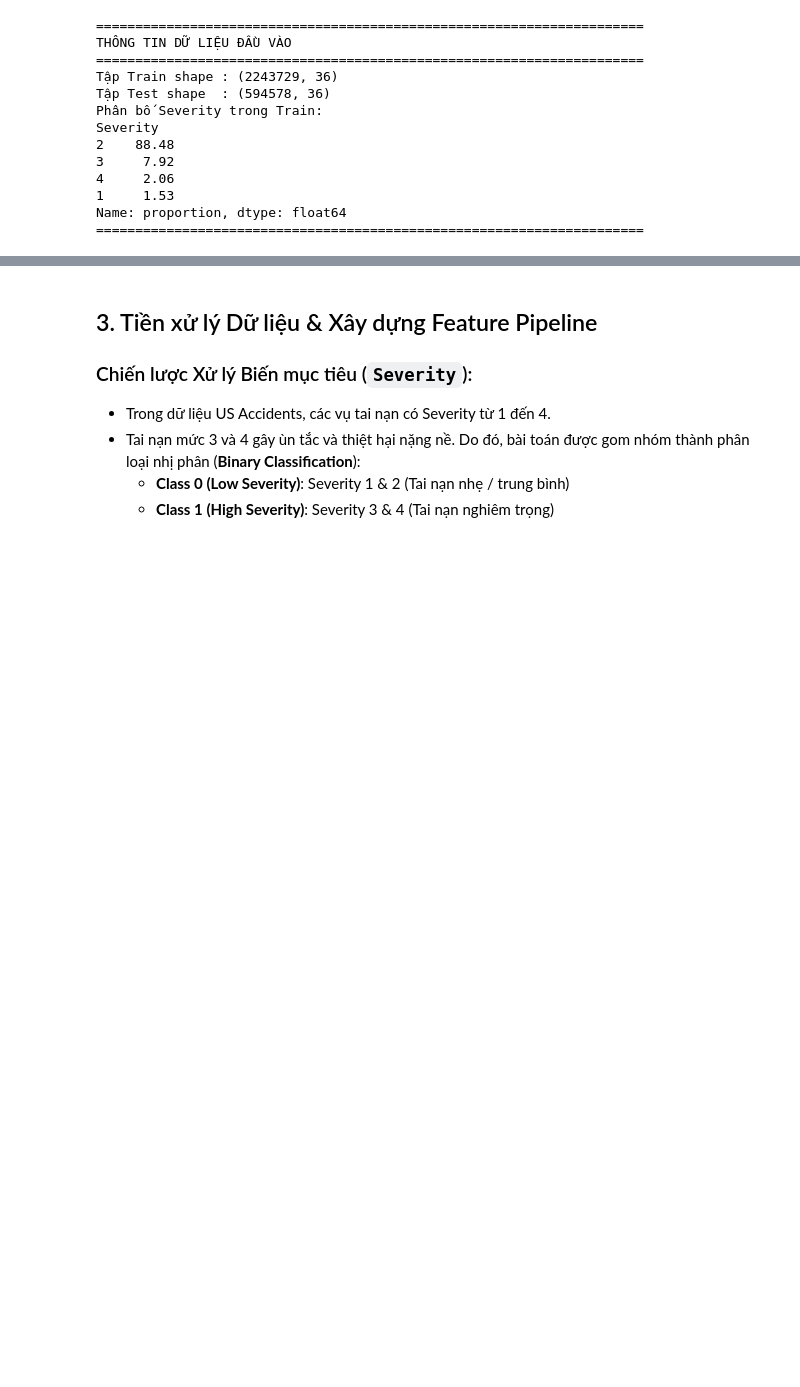
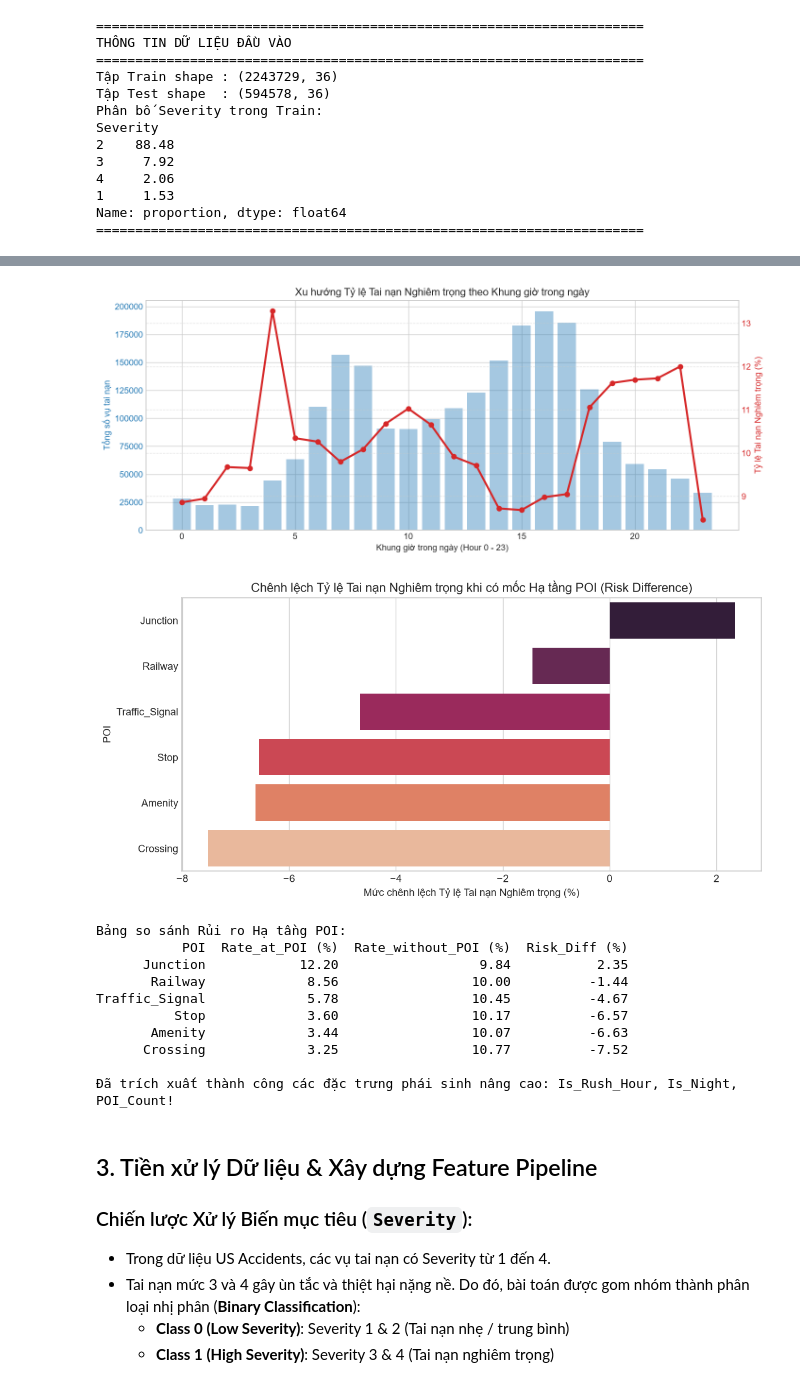
Before and after one commit to trannam1304/data-analysis-us-accidents-project, a Jupyter notebook: notebooks/03_predictive_modeling.ipynb, the cells around one changed output, grey strips where cells are left out. Drawn from its saved outputs; the diff is of its cells as text; code cells hidden in the pictures; blank space fills up the shorter version.

```diff
--- a/notebooks/03_predictive_modeling.ipynb
+++ b/notebooks/03_predictive_modeling.ipynb
@@ -95,3 +181,79 @@ Name: proportion, dtype: float64
+# %%
+# 1. Phân tích Tỷ lệ Tai nạn Nghiêm trọng theo Khung giờ
+hourly_risk = train_df.groupby('Hour')['Severity_Binary'].agg(['count', 'mean']).reset_index()
+hourly_risk['high_sev_pct'] = hourly_risk['mean'] * 100
+
+fig, ax1 = plt.subplots(figsize=(12, 5))
+
+color = 'tab:blue'
+ax1.set_xlabel('Khung giờ trong ngày (Hour 0 - 23)')
+ax1.set_ylabel('Tổng số vụ tai nạn', color=color)
+ax1.bar(hourly_risk['Hour'], hourly_risk['count'], color=color, alpha=0.4, label='Tổng số vụ tai nạn')
+ax1.tick_params(axis='y', labelcolor=color)
+
+ax2 = ax1.twinx()
+color = 'tab:red'
+ax2.set_ylabel('Tỷ lệ Tai nạn Nghiêm trọng (%)', color=color)
+ax2.plot(hourly_risk['Hour'], hourly_risk['high_sev_pct'], color=color, marker='o', linewidth=2.5, label='Tỷ lệ High Severity (%)')
+ax2.tick_params(axis='y', labelcolor=color)
+
+plt.title('Xu hướng Tỷ lệ Tai nạn Nghiêm trọng theo Khung giờ trong ngày')
+plt.grid(True, linestyle='--', alpha=0.5)
+plt.tight_layout()
+plt.show()
+
+# Trích xuất đặc trưng phái sinh thời gian cho cả train_df và test_df
+for df in [train_df, test_df]:
+    df['Is_Rush_Hour'] = df['Hour'].isin([7, 8, 9, 16, 17, 18])
+    df['Is_Night'] = df['Hour'].isin([22, 23, 0, 1, 2, 3, 4, 5])
+
+# 2. Phân tích Tỷ lệ Tai nạn Nghiêm trọng theo Hạ tầng Đường bộ POI
+poi_analysis = []
+poi_list = ['Junction', 'Crossing', 'Traffic_Signal', 'Railway', 'Stop', 'Amenity']
+
+for poi in poi_list:
+    if poi in train_df.columns:
+        rate_true = train_df[train_df[poi] == True]['Severity_Binary'].mean() * 100
+        rate_false = train_df[train_df[poi] == False]['Severity_Binary'].mean() * 100
+        poi_analysis.append({
+            'POI': poi,
+            'Rate_at_POI (%)': round(rate_true, 2),
+            'Rate_without_POI (%)': round(rate_false, 2),
+            'Risk_Diff (%)': round(rate_true - rate_false, 2)
+        })
+
+poi_risk_df = pd.DataFrame(poi_analysis).sort_values(by='Risk_Diff (%)', ascending=False)
+
+plt.figure(figsize=(10, 5))
+sns.barplot(data=poi_risk_df, x='Risk_Diff (%)', y='POI', hue='POI', palette='rocket', legend=False)
+plt.title('Chênh lệch Tỷ lệ Tai nạn Nghiêm trọng khi có mốc Hạ tầng POI (Risk Difference)')
+plt.xlabel('Mức chênh lệch Tỷ lệ Tai nạn Nghiêm trọng (%)')
+plt.tight_layout()
+plt.show()
+
+print("Bảng so sánh Rủi ro Hạ tầng POI:")
+print(poi_risk_df.to_string(index=False))
+
+# Trích xuất tổng số mốc POI tại vị trí tai nạn
+for df in [train_df, test_df]:
+    existing_pois = [p for p in poi_list if p in df.columns]
+    df['POI_Count'] = df[existing_pois].astype(int).sum(axis=1)
+
+print()
+print("Đã trích xuất thành công các đặc trưng phái sinh nâng cao: Is_Rush_Hour, Is_Night, POI_Count!")
+# %% [output]
+[figure, added]
+[figure, added]
+Bảng so sánh Rủi ro Hạ tầng POI:
+           POI  Rate_at_POI (%)  Rate_without_POI (%)  Risk_Diff (%)
+      Junction            12.20                  9.84           2.35
+       Railway             8.56                 10.00          -1.44
+Traffic_Signal             5.78                 10.45          -4.67
+          Stop             3.60                 10.17          -6.57
+       Amenity             3.44                 10.07          -6.63
+      Crossing             3.25                 10.77          -7.52
+
+Đã trích xuất thành công các đặc trưng phái sinh nâng cao: Is_Rush_Hour, Is_Night, POI_Count!
 # %% [markdown]
 ## 3. Tiền xử lý Dữ liệu & Xây dựng Feature Pipeline
 
```
Also changed, not shown: parts of 10 cells of this notebook, 1 other file.
